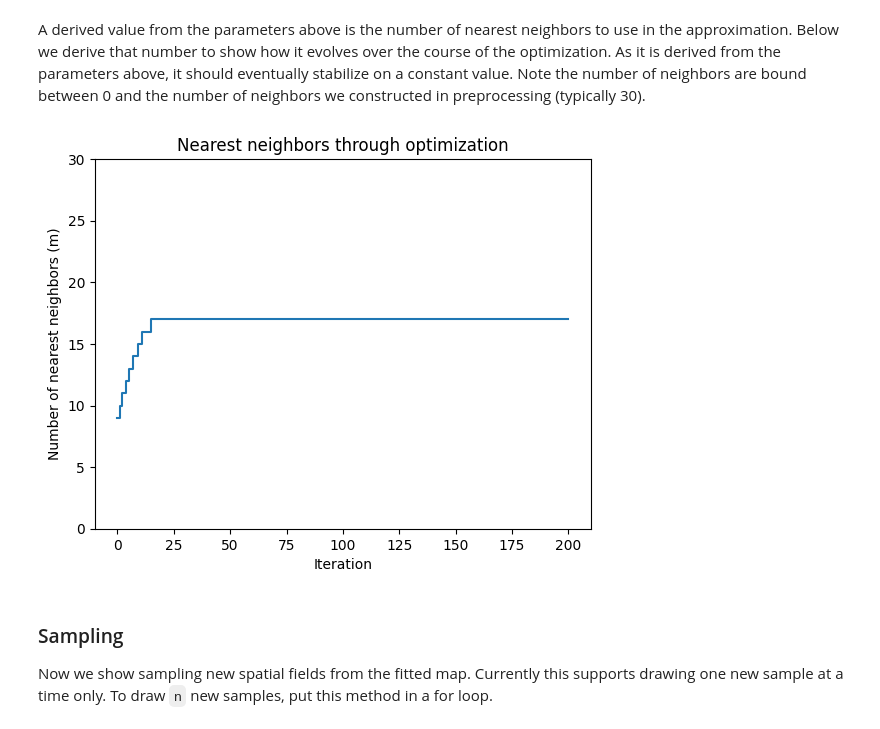
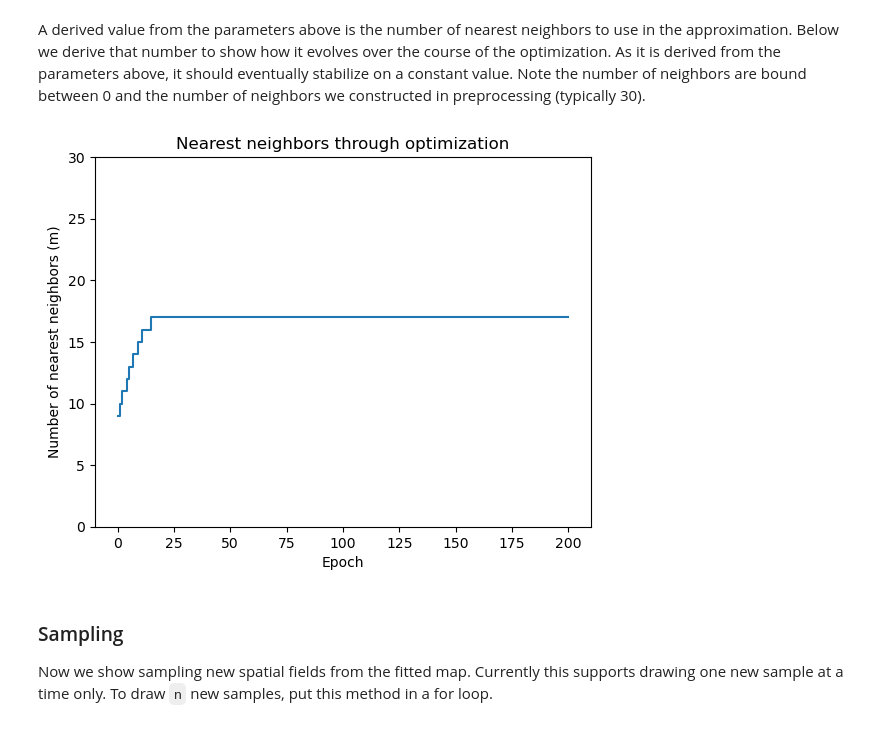
Before and after one commit to katzfuss-group/batram, a Jupyter notebook: notebooks/getting-started.ipynb, the cells around one changed output. Drawn from its saved outputs; the diff is of its cells as text; code cells hidden in the pictures.

```diff
--- a/notebooks/getting-started.ipynb
+++ b/notebooks/getting-started.ipynb
@@ -238,18 +233,11 @@ the course of the optimization. As it is derived from the parameters above, it
 should eventually stabilize on a constant value. Note the number of neighbors are
 bound between 0 and the number of neighbors we constructed in preprocessing
 (typically 30).
-# %%
-# TODO: Migrate this into the `FitResult` object as an internal method.
-
-xvals = np.arange(len(res.tracked_chain['transport_map_kernel.m']))
-plt.step(xvals, res.tracked_chain['transport_map_kernel.m'])
-plt.ylim(0, 30)
-plt.title("Nearest neighbors through optimization")
-plt.xlabel("Iteration")
-plt.ylabel("Number of nearest neighbors (m)")
-plt.show()
-# %% [output]
-[figure, removed]
+# %%
+res.plot_neighbors()
+plt.show()
+# %% [output]
+[figure, added]
 # %% [markdown]
 ### Sampling
 
```
Also changed, not shown: parts of 7 cells of this notebook.
